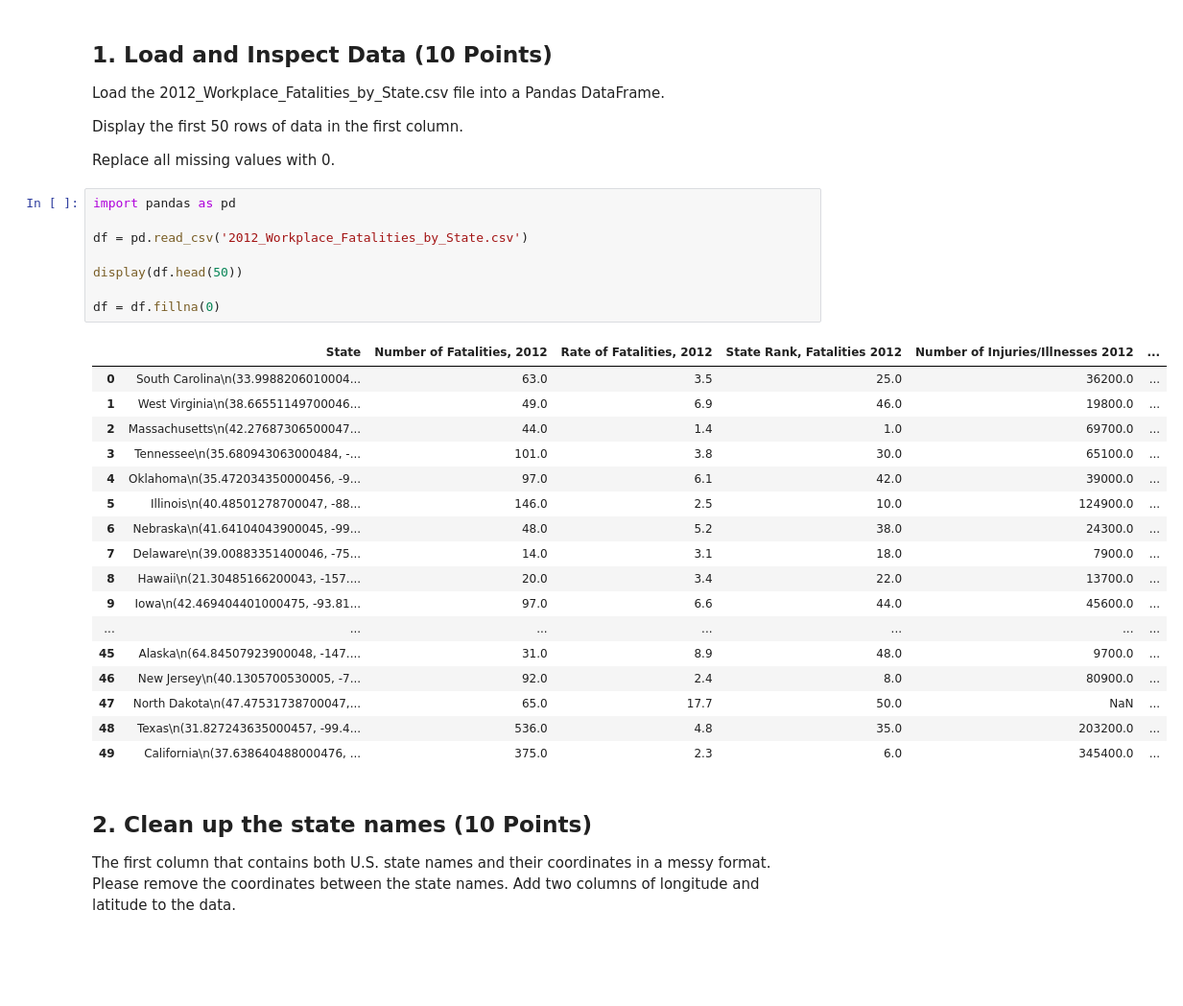
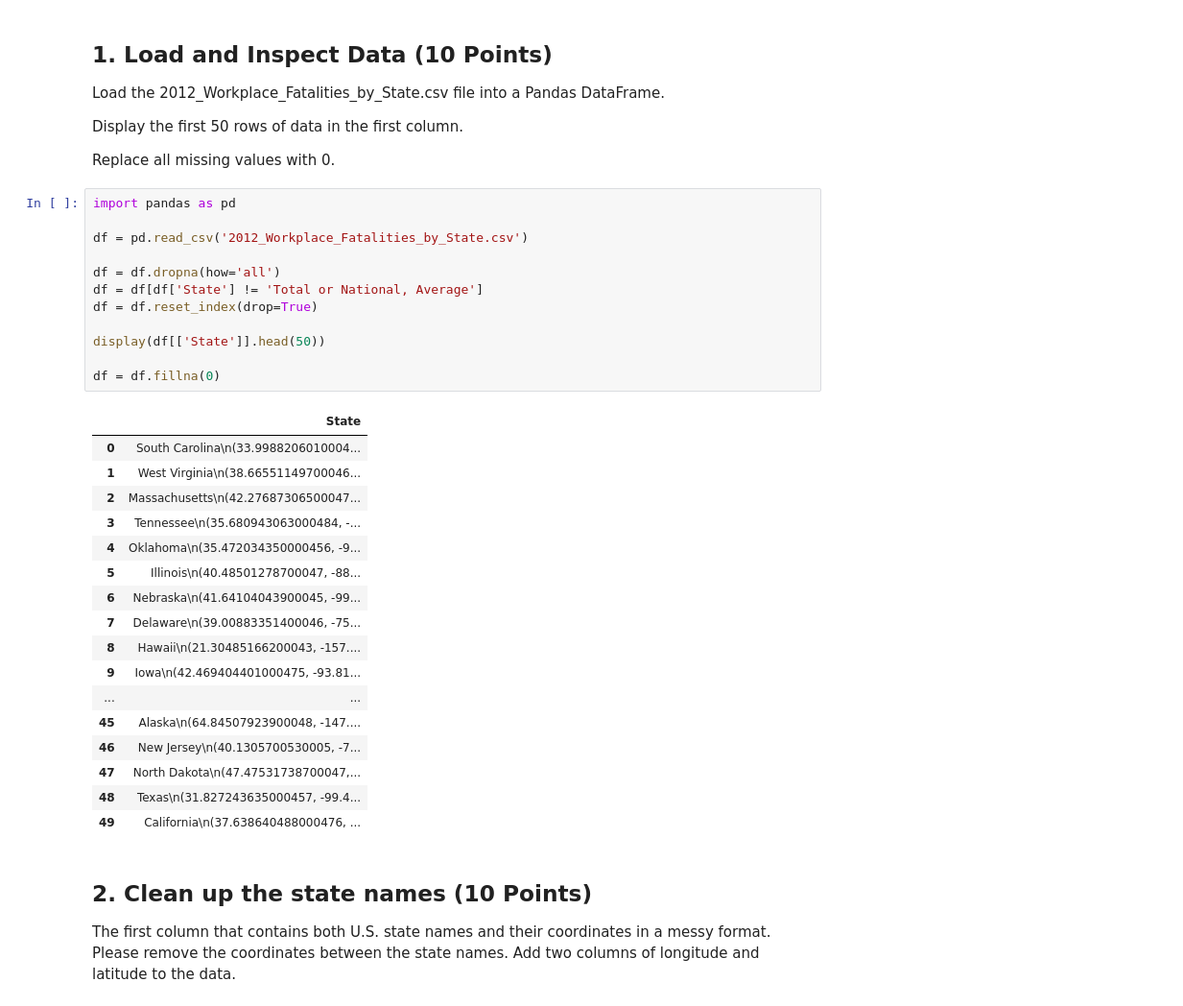
Before and after one commit to radtothebone/data-science-3402, a Jupyter notebook: Lab 6/herrera_christian_lab6.ipynb, the cells around one changed output. Shown at 96% size. Saved outputs shown, nothing was run; the diff lists cells and outputs as text; blank space fills up the shorter version.

```diff
--- a/Lab 6/herrera_christian_lab6.ipynb
+++ b/Lab 6/herrera_christian_lab6.ipynb
@@ -34,29 +34,33 @@ Replace all missing values with 0.
 # %%
 import pandas as pd
 
 df = pd.read_csv('2012_Workplace_Fatalities_by_State.csv')
 
-display(df.head(50))
+df = df.dropna(how='all')
+df = df[df['State'] != 'Total or National, Average']
+df = df.reset_index(drop=True)
+
+display(df[['State']].head(50))
 
 df = df.fillna(0)
 # %% [output]
-|  | State | Number of Fatalities, 2012 | Rate of Fatalities, 2012 | State Rank, Fatalities 2012 | Number of Injuries/Illnesses 2012 | ... |
-| 0 | South Carolina\n(33.9988206010004... | 63.0 | 3.5 | 25.0 | 36200.0 | ... |
-| 1 | West Virginia\n(38.66551149700046... | 49.0 | 6.9 | 46.0 | 19800.0 | ... |
-| 2 | Massachusetts\n(42.27687306500047... | 44.0 | 1.4 | 1.0 | 69700.0 | ... |
-| 3 | Tennessee\n(35.680943063000484, -... | 101.0 | 3.8 | 30.0 | 65100.0 | ... |
-| 4 | Oklahoma\n(35.472034350000456, -9... | 97.0 | 6.1 | 42.0 | 39000.0 | ... |
-| 5 | Illinois\n(40.48501278700047, -88... | 146.0 | 2.5 | 10.0 | 124900.0 | ... |
-| 6 | Nebraska\n(41.64104043900045, -99... | 48.0 | 5.2 | 38.0 | 24300.0 | ... |
-| 7 | Delaware\n(39.00883351400046, -75... | 14.0 | 3.1 | 18.0 | 7900.0 | ... |
-| 8 | Hawaii\n(21.30485166200043, -157.... | 20.0 | 3.4 | 22.0 | 13700.0 | ... |
-| 9 | Iowa\n(42.469404401000475, -93.81... | 97.0 | 6.6 | 44.0 | 45600.0 | ... |
-| ... | ... | ... | ... | ... | ... | ... |
-| 45 | Alaska\n(64.84507923900048, -147.... | 31.0 | 8.9 | 48.0 | 9700.0 | ... |
-| 46 | New Jersey\n(40.1305700530005, -7... | 92.0 | 2.4 | 8.0 | 80900.0 | ... |
-| 47 | North Dakota\n(47.47531738700047,... | 65.0 | 17.7 | 50.0 | NaN | ... |
-| 48 | Texas\n(31.827243635000457, -99.4... | 536.0 | 4.8 | 35.0 | 203200.0 | ... |
-| 49 | California\n(37.638640488000476, ... | 375.0 | 2.3 | 6.0 | 345400.0 | ... |
+|  | State |
+| 0 | South Carolina\n(33.9988206010004... |
+| 1 | West Virginia\n(38.66551149700046... |
+| 2 | Massachusetts\n(42.27687306500047... |
+| 3 | Tennessee\n(35.680943063000484, -... |
+| 4 | Oklahoma\n(35.472034350000456, -9... |
+| 5 | Illinois\n(40.48501278700047, -88... |
+| 6 | Nebraska\n(41.64104043900045, -99... |
+| 7 | Delaware\n(39.00883351400046, -75... |
+| 8 | Hawaii\n(21.30485166200043, -157.... |
+| 9 | Iowa\n(42.469404401000475, -93.81... |
+| ... | ... |
+| 45 | Alaska\n(64.84507923900048, -147.... |
+| 46 | New Jersey\n(40.1305700530005, -7... |
+| 47 | North Dakota\n(47.47531738700047,... |
+| 48 | Texas\n(31.827243635000457, -99.4... |
+| 49 | California\n(37.638640488000476, ... |
 # %% [markdown]
 ##  2. Clean up the state names (10 Points)
 
```
Also changed, not shown: parts of 3 cells of this notebook.
